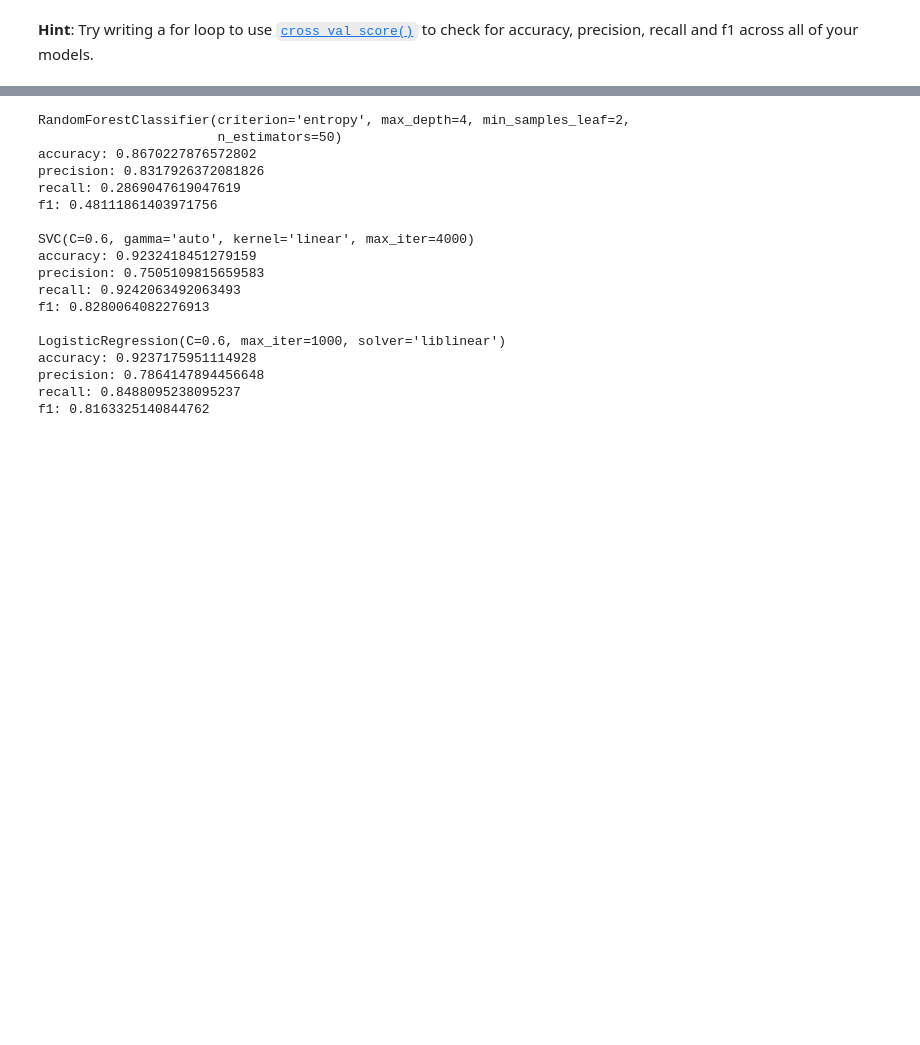
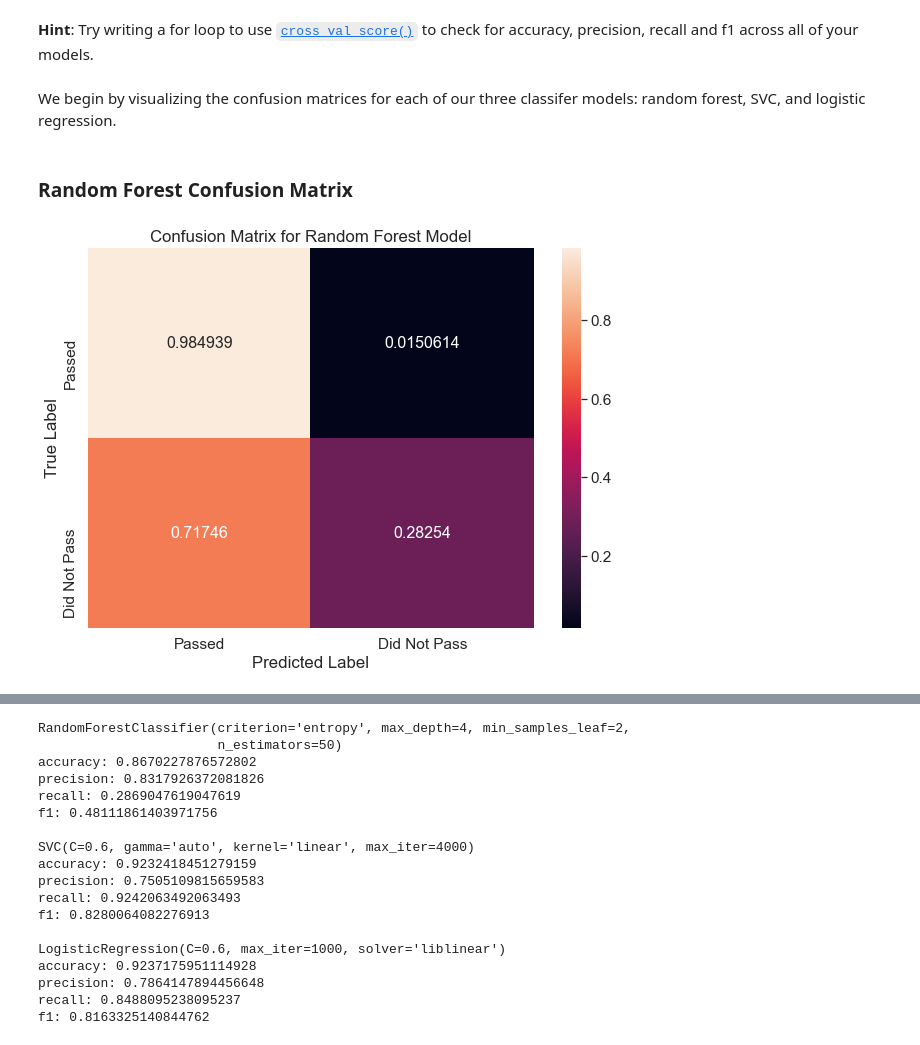
Before and after one commit to lawrence-j-liu/CSS_Project-3_Team-3_Fall-2020, a Jupyter notebook: Project 3 Students.ipynb, the cells around one changed output, grey strips where cells are left out. Saved outputs shown, nothing was run; the diff lists cells and outputs as text; code cells hidden in the pictures; blank space fills up the shorter version.

Commit message:
rearranged Notebook, added figures, finished 4.2

```diff
--- a/Project 3 Students.ipynb
+++ b/Project 3 Students.ipynb
@@ -288,7 +286,7 @@ Be sure to do the following:
 
 #best_rf = RandomForestClassifier(rf_grid.cv_results_["params"][best_index])
 # %%
-# Fit the RF Classifier with the tuned hyperparameters
+# Fit the RF Classifier with the tuned hyperparameters and predict on our validation data
 ##Commenting out line below so we don't have to run above cell every time while building out notebook
 #Uncomment before submission
 #best_rf = RandomForestClassifier(**rf_grid.cv_results_["params"][best_index])
@@ -300,3 +298,5 @@ best_rf = RandomForestClassifier(criterion = 'entropy',
                                min_samples_split = 2,
                                n_estimators = 50)
 rf_fit = best_rf.fit(X_train_scaled, y_train)
+
+y_predRF= rf_fit.predict(X_validate_scaled)
@@ -477,3 +413,29 @@ plt.show()
 ## Validation Metrics
 # %% [markdown]
 **Hint**: Try writing a for loop to use [`cross_val_score()`](https://scikit-learn.org/stable/modules/generated/sklearn.model_selection.cross_val_score.html) to check for accuracy, precision, recall and f1 across all of your models.
+# %% [markdown]
+We begin by visualizing the confusion matrices for each of our three classifer models: random forest, SVC, and logistic regression.
+# %% [markdown]
+### Random Forest Confusion Matrix
+# %%
+# Create a confusion matrix with our validated and predicated outcome
+cf_matrixRF = confusion_matrix(y_validate, y_predRF, normalize = "true")
+
+# Create a pandas dataframe version of the confusion matrix
+df_cmRF = pd.DataFrame(cf_matrixRF, range(2), range(2))
+
+df_cmRF = df_cmRF.rename(index=str, columns={0: "Passed", 1: "Did Not Pass"})
+df_cmRF.index = ["Passed", "Did Not Pass"]
+plt.figure(figsize = (10,7))
+sns.set(font_scale=1.4)#for label size
+sns.heatmap(df_cmRF,
+           annot=True,
+           annot_kws={"size": 16},
+           fmt='g')
+
+plt.title("Confusion Matrix for Random Forest Model")
+plt.xlabel("Predicted Label")
+plt.ylabel("True Label")
+plt.show()
+# %% [output]
+[figure, added]
```
Also changed, not shown: parts of 30 cells of this notebook.
